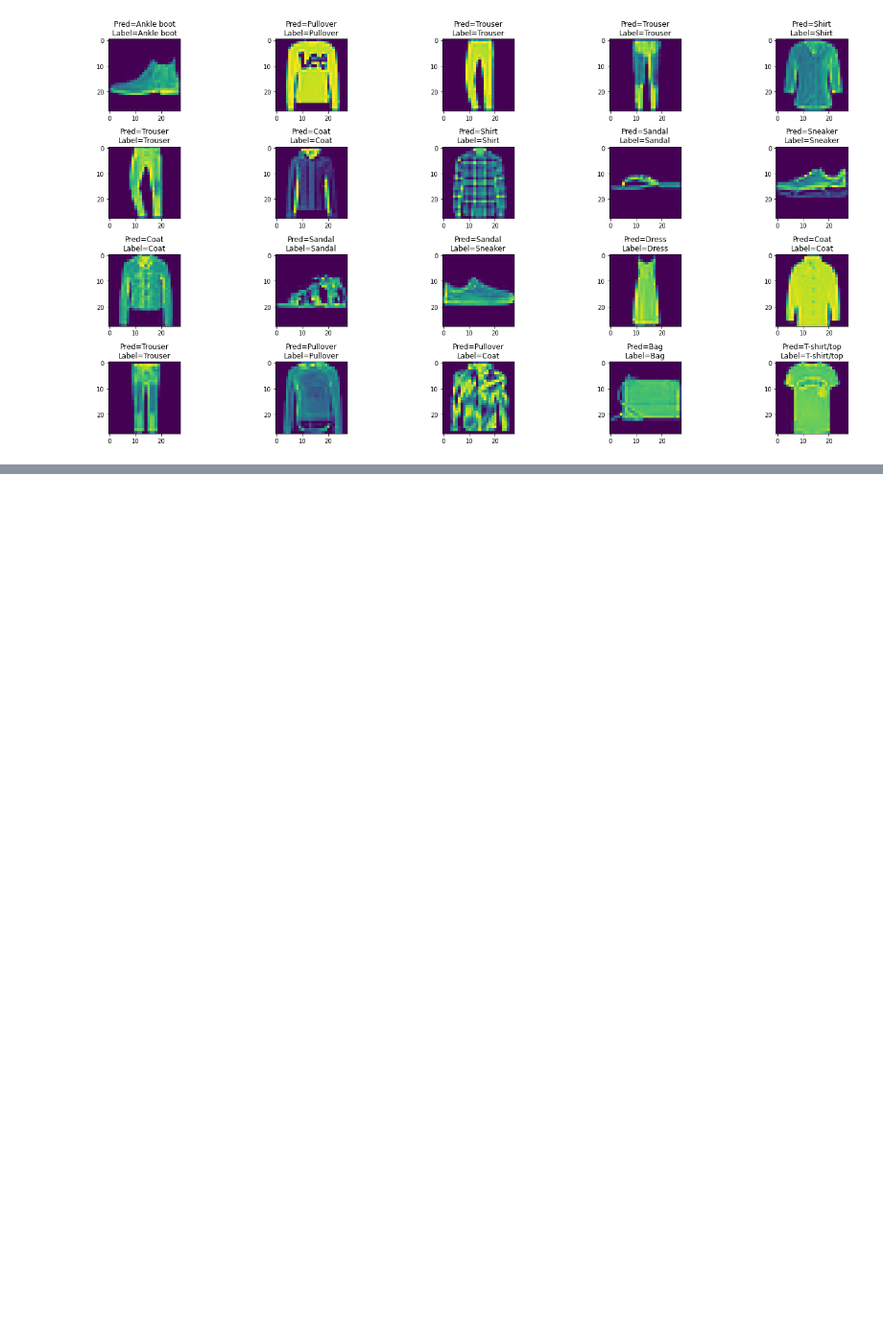
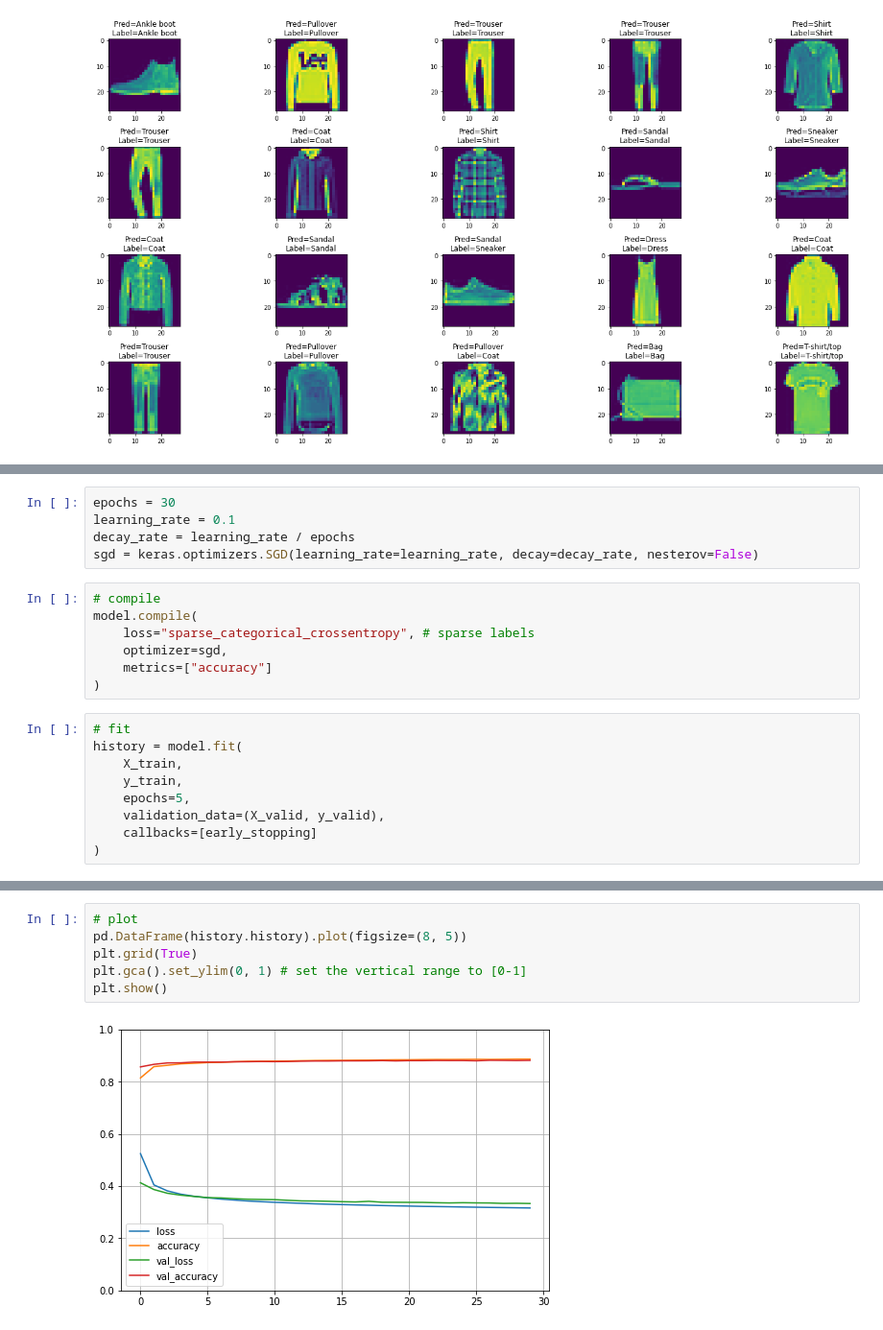
Before and after one commit to NathanZorndorf/oreilly-hands-on-machine-learning, a Jupyter notebook: image-classifier-fashion-dataset.ipynb, the cells around one changed output, grey strips where cells are left out. Shown at 96% size. Saved outputs shown, nothing was run; the diff lists cells and outputs as text; blank space fills up the shorter version.

```diff
--- a/image-classifier-fashion-dataset.ipynb
+++ b/image-classifier-fashion-dataset.ipynb
@@ -206,0 +329,21 @@ plt.show()
+# %%
+epochs = 30
+learning_rate = 0.1
+decay_rate = learning_rate / epochs
+sgd = keras.optimizers.SGD(learning_rate=learning_rate, decay=decay_rate, nesterov=False)
+# %%
+# compile
+model.compile(
+    loss="sparse_categorical_crossentropy", # sparse labels
+    optimizer=sgd,
+    metrics=["accuracy"]
+)
+# %%
+# fit
+history = model.fit(
+    X_train,
+    y_train,
+    epochs=5,
+    validation_data=(X_valid, y_valid),
+    callbacks=[early_stopping]
+)
@@ -206,0 +361,8 @@ plt.show()
+# %%
+# plot
+pd.DataFrame(history.history).plot(figsize=(8, 5))
+plt.grid(True)
+plt.gca().set_ylim(0, 1) # set the vertical range to [0-1]
+plt.show()
+# %% [output]
+[figure, added]
```
Also changed, not shown: parts of 84 cells of this notebook, 1 other file.
